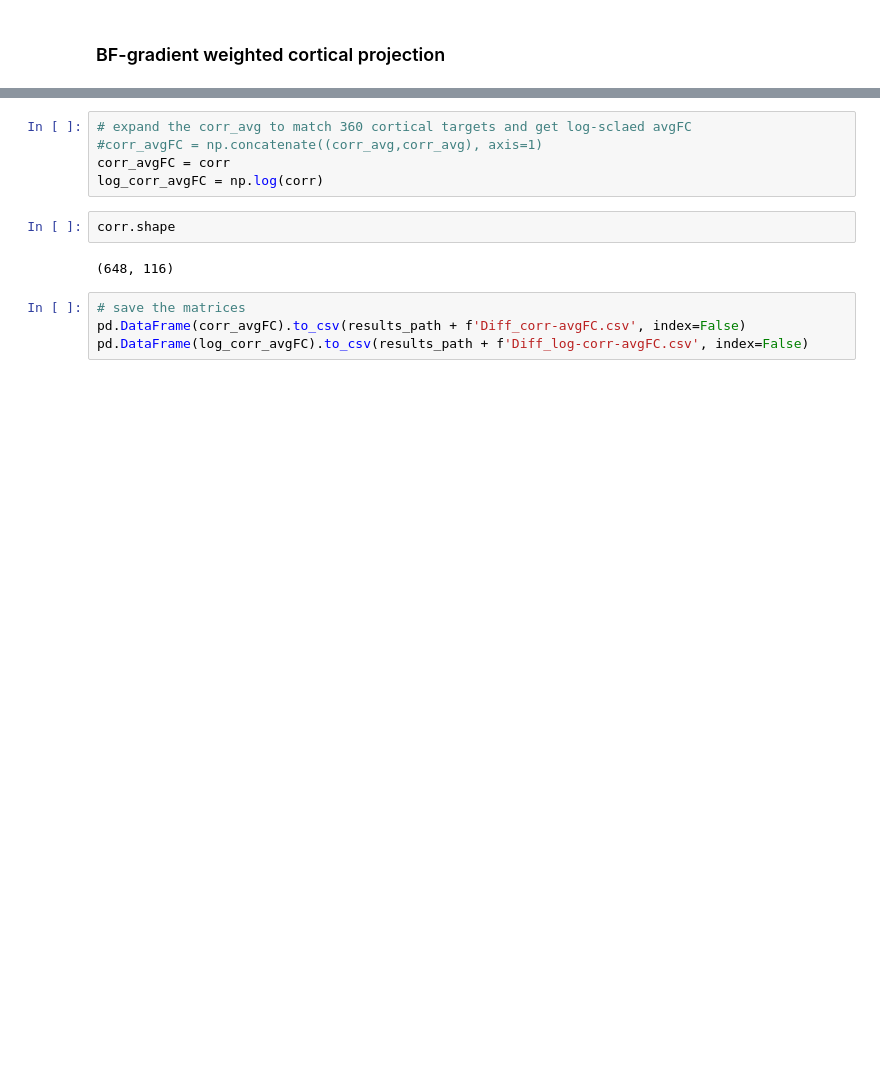
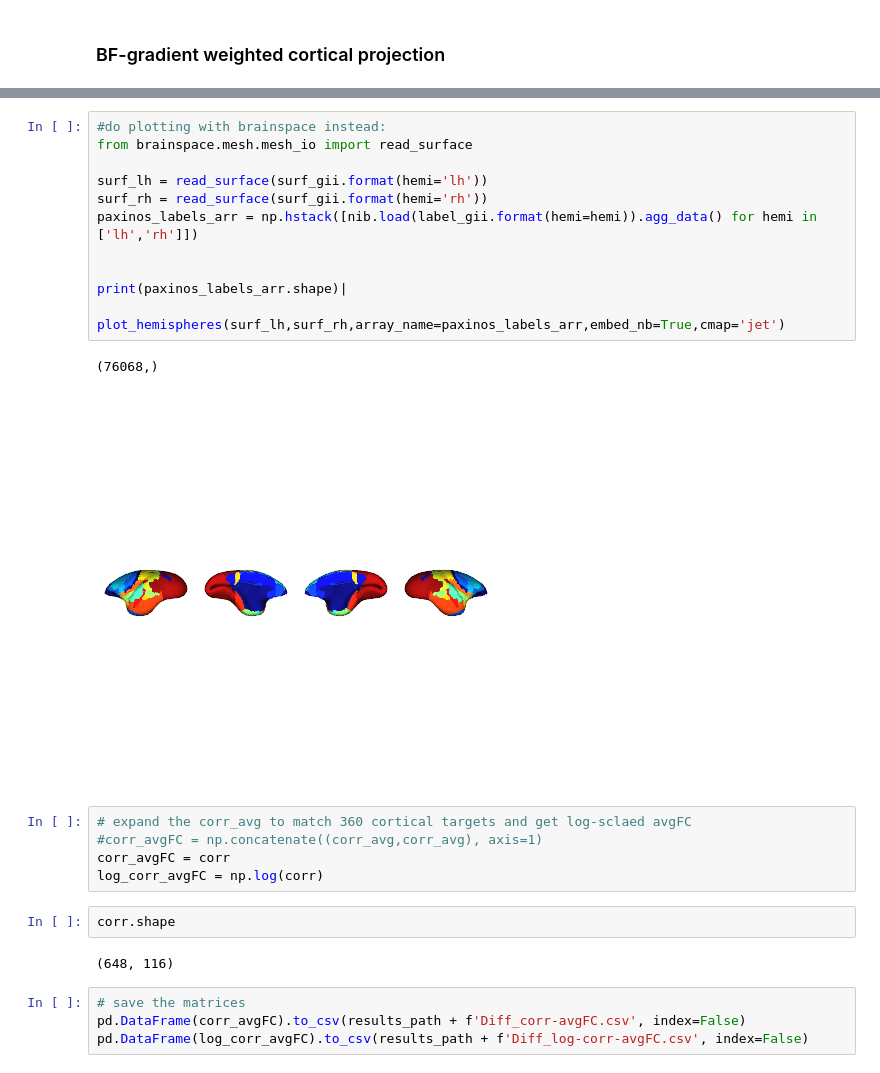
Before and after one commit to akhanf/marm94T-gradients, a Jupyter notebook: marm94T-gradients/notebooks/Diff_gradients.ipynb, the cells around one changed output, grey strips where cells are left out. Saved outputs shown, nothing was run; the diff lists cells and outputs as text; blank space fills up the shorter version.

```diff
--- a/marm94T-gradients/notebooks/Diff_gradients.ipynb
+++ b/marm94T-gradients/notebooks/Diff_gradients.ipynb
@@ -199,3 +223,18 @@ for gradi in range(6): # up to 6 gradients
+# %%
+#do plotting with brainspace instead:
+from brainspace.mesh.mesh_io import read_surface
+
+surf_lh = read_surface(surf_gii.format(hemi='lh'))
+surf_rh = read_surface(surf_gii.format(hemi='rh'))
+paxinos_labels_arr = np.hstack([nib.load(label_gii.format(hemi=hemi)).agg_data() for hemi in ['lh','rh']])
+
+
+print(paxinos_labels_arr.shape)|
+
+plot_hemispheres(surf_lh,surf_rh,array_name=paxinos_labels_arr,embed_nb=True,cmap='jet')
+# %% [output]
+(76068,)
+[figure, added]
 # %%
 # expand the corr_avg to match 360 cortical targets and get log-sclaed avgFC
 #corr_avgFC = np.concatenate((corr_avg,corr_avg), axis=1)
```
Also changed, not shown: parts of 12 cells of this notebook.
